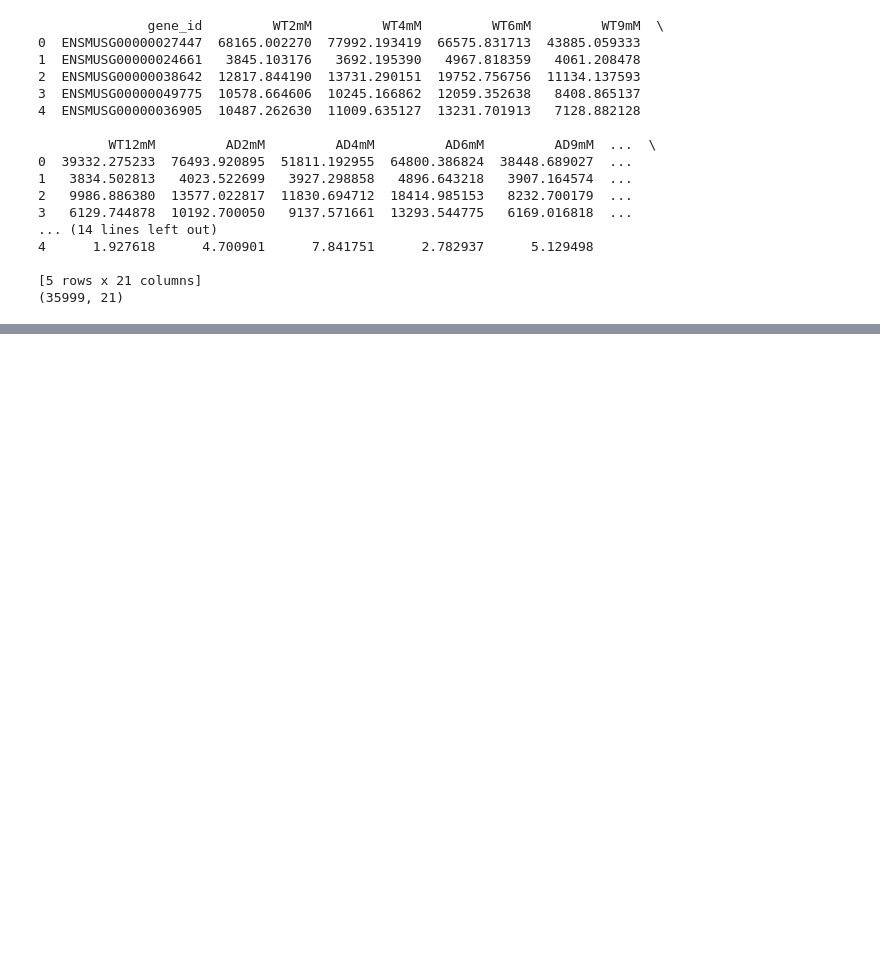
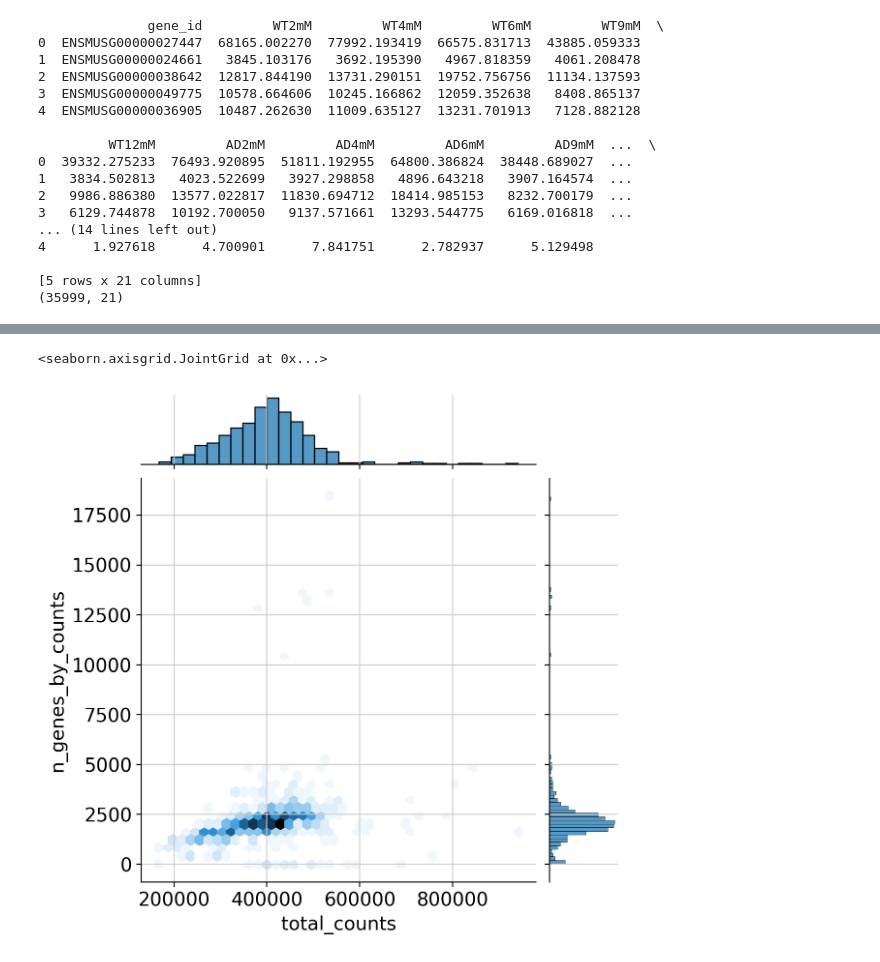
Before and after one commit to toritotony/Microglia-ML-Project, a Jupyter notebook: GEOparse/GEOparseMicroglia.ipynb, the cells around one changed output, grey strips where cells are left out. Cells and saved outputs as stored; diff of their text form; code cells hidden in the pictures; blank space fills up the shorter version.

```diff
--- a/GEOparse/GEOparseMicroglia.ipynb
+++ b/GEOparse/GEOparseMicroglia.ipynb
@@ -251,0 +345,9 @@ print(df_137028.shape)
+# %%
+url = "https://ftp.ncbi.nlm.nih.gov/geo/series/GSE103nnn/GSE103334/suppl/GSE103334_FPKM_CKP25_TOPHAT.txt.gz"
+r = requests.get(url)
+compressed_file = io.BytesIO(r.content)
+with gzip.open(compressed_file) as f:
+    df_103334 = pd.read_csv(f, sep='\t')
+
+print(df_103334.head())
+print(df_103334.shape)
@@ -251,0 +410,2 @@ print(df_137028.shape)
+# %%
+gene_list = df_103334.GENES.to_list()
@@ -251,0 +509,10 @@ print(df_137028.shape)
+# %%
+sns.jointplot(
+    data=adata_103334_0w.obs,
+    x="total_counts",
+    y="n_genes_by_counts",
+    kind="hex",
+)
+# %% [output]
+<seaborn.axisgrid.JointGrid at 0x...>
+[figure, added]
```
Also changed, not shown: parts of 68 cells of this notebook, 3 other files.
